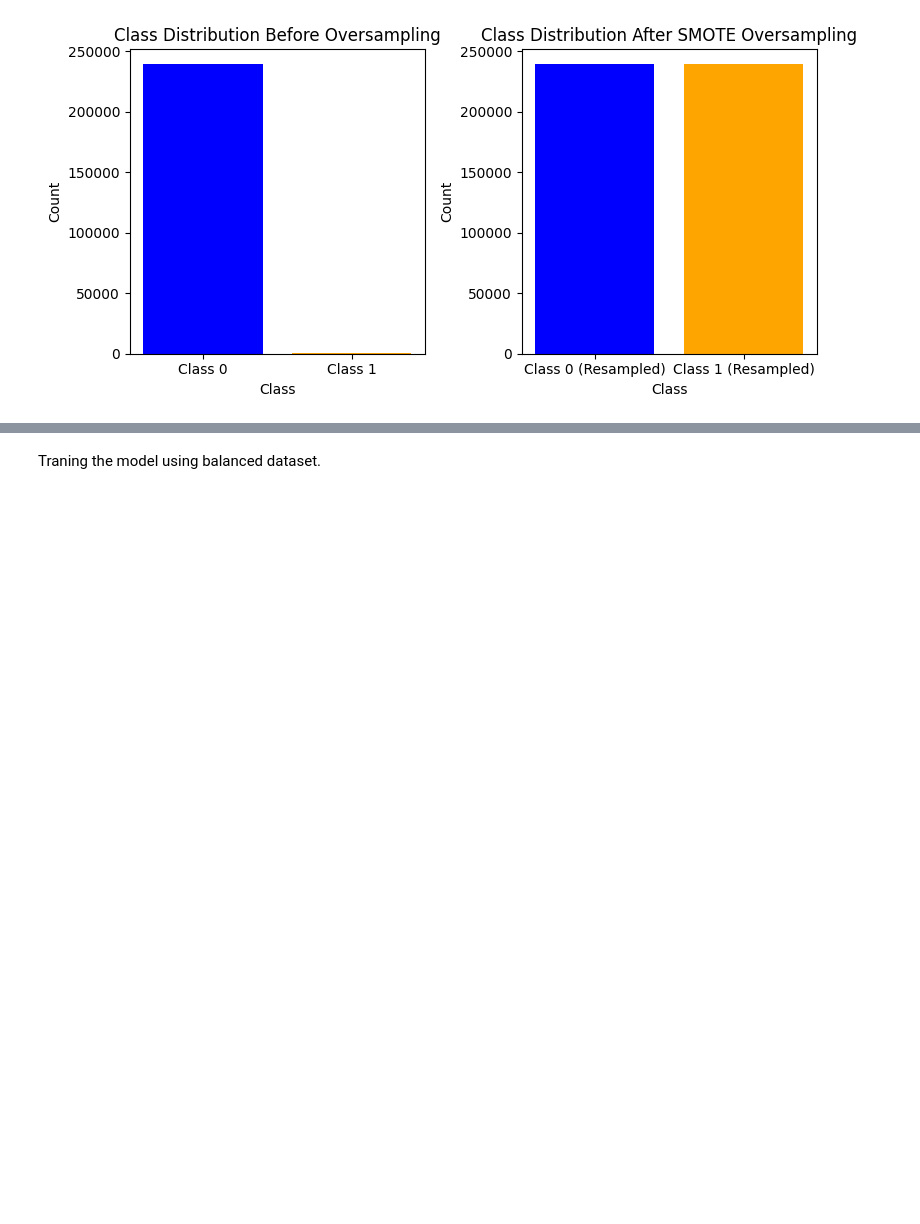
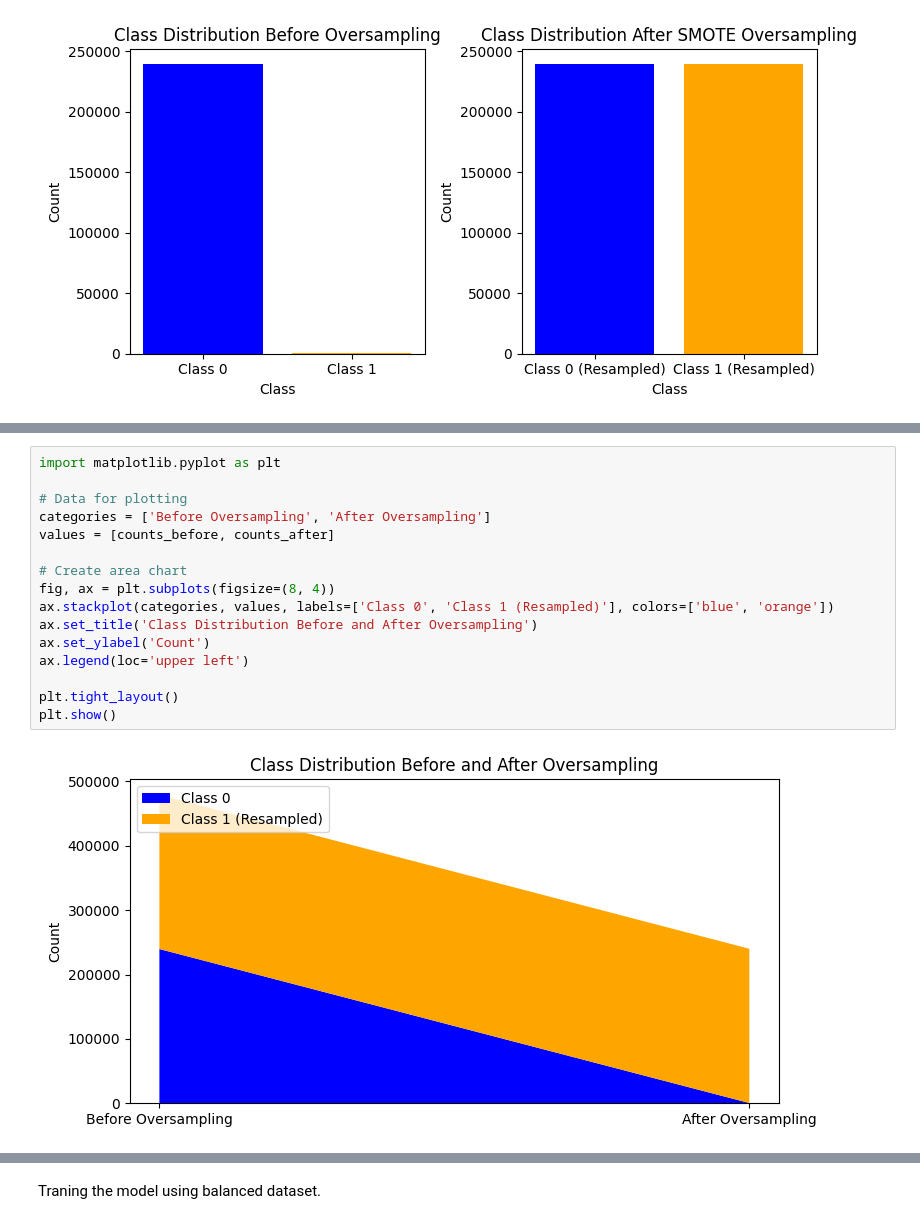
Before and after one commit to YatharthaP/CPSC597, a Jupyter notebook: CreditCard_SMOTE.ipynb, the cells around one changed output, grey strips where cells are left out. Cells and saved outputs as stored; diff of their text form; blank space fills up the shorter version.

```diff
--- a/CreditCard_SMOTE.ipynb
+++ b/CreditCard_SMOTE.ipynb
@@ -333,0 +469,18 @@ plt.show()
+# %%
+import matplotlib.pyplot as plt
+
+# Data for plotting
+categories = ['Before Oversampling', 'After Oversampling']
+values = [counts_before, counts_after]
+
+# Create area chart
+fig, ax = plt.subplots(figsize=(8, 4))
+ax.stackplot(categories, values, labels=['Class 0', 'Class 1 (Resampled)'], colors=['blue', 'orange'])
+ax.set_title('Class Distribution Before and After Oversampling')
+ax.set_ylabel('Count')
+ax.legend(loc='upper left')
+
+plt.tight_layout()
+plt.show()
+# %% [output]
+[figure, added]
```
Also changed, not shown: parts of 14 cells of this notebook.
